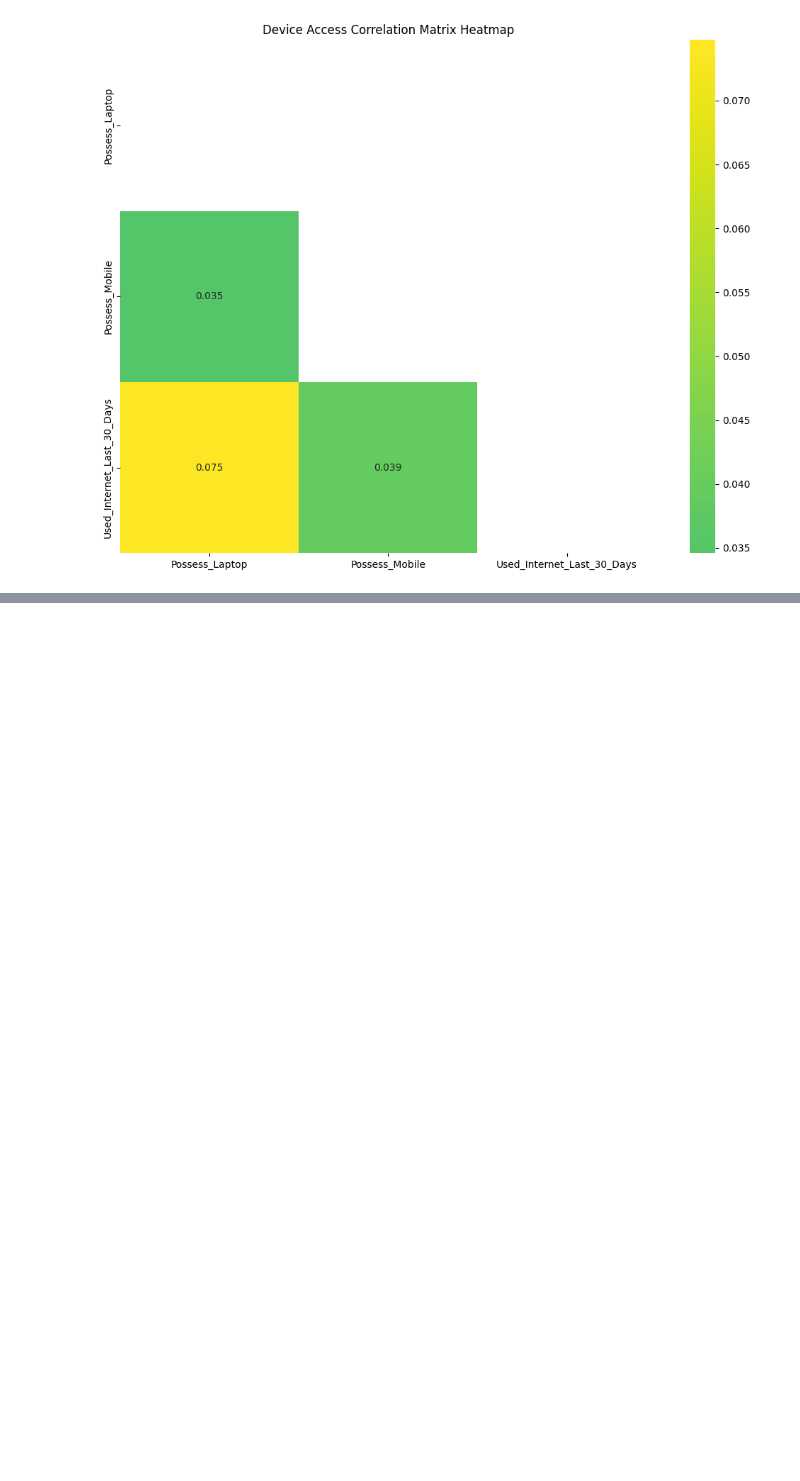
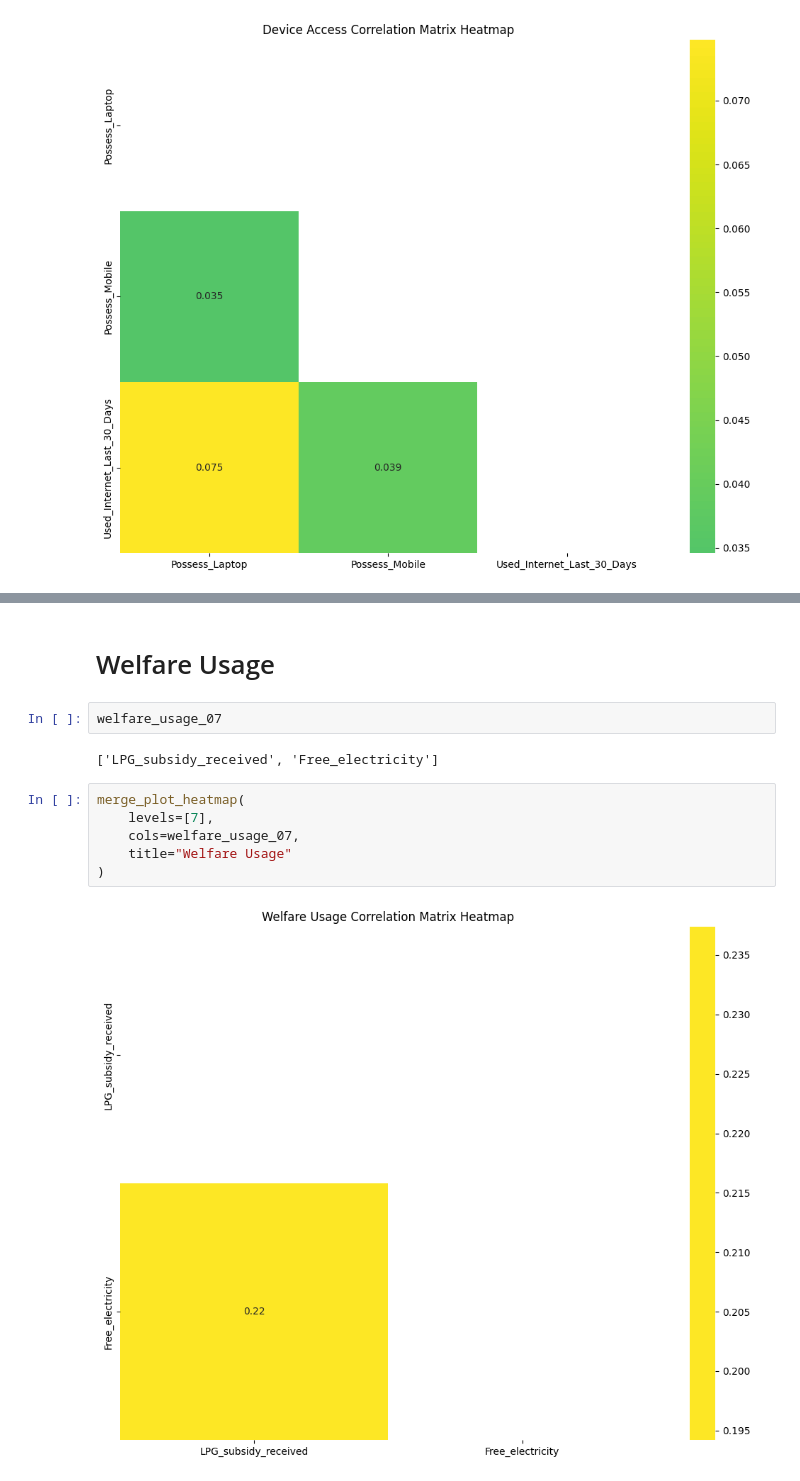
Before and after one commit to Rudra-G-23/rural-financial-inclusion-govt-scheme-recommendation, a Jupyter notebook: notebooks/correlations-all-levels/corr-04-corr-of-sub-themes.ipynb, the cells around one changed output, grey strips where cells are left out. Cells and saved outputs as stored; diff of their text form; blank space fills up the shorter version.

```diff
--- a/notebooks/correlations-all-levels/corr-04-corr-of-sub-themes.ipynb
+++ b/notebooks/correlations-all-levels/corr-04-corr-of-sub-themes.ipynb
@@ -295,0 +352,14 @@ l
+# %% [markdown]
+# Welfare Usage
+# %%
+welfare_usage_07
+# %% [output]
+['LPG_subsidy_received', 'Free_electricity']
+# %%
+merge_plot_heatmap(
+    levels=[7],
+    cols=welfare_usage_07,
+    title="Welfare Usage"
+)
+# %% [output]
+[figure, added]
```
Also changed, not shown: parts of 27 cells of this notebook.
